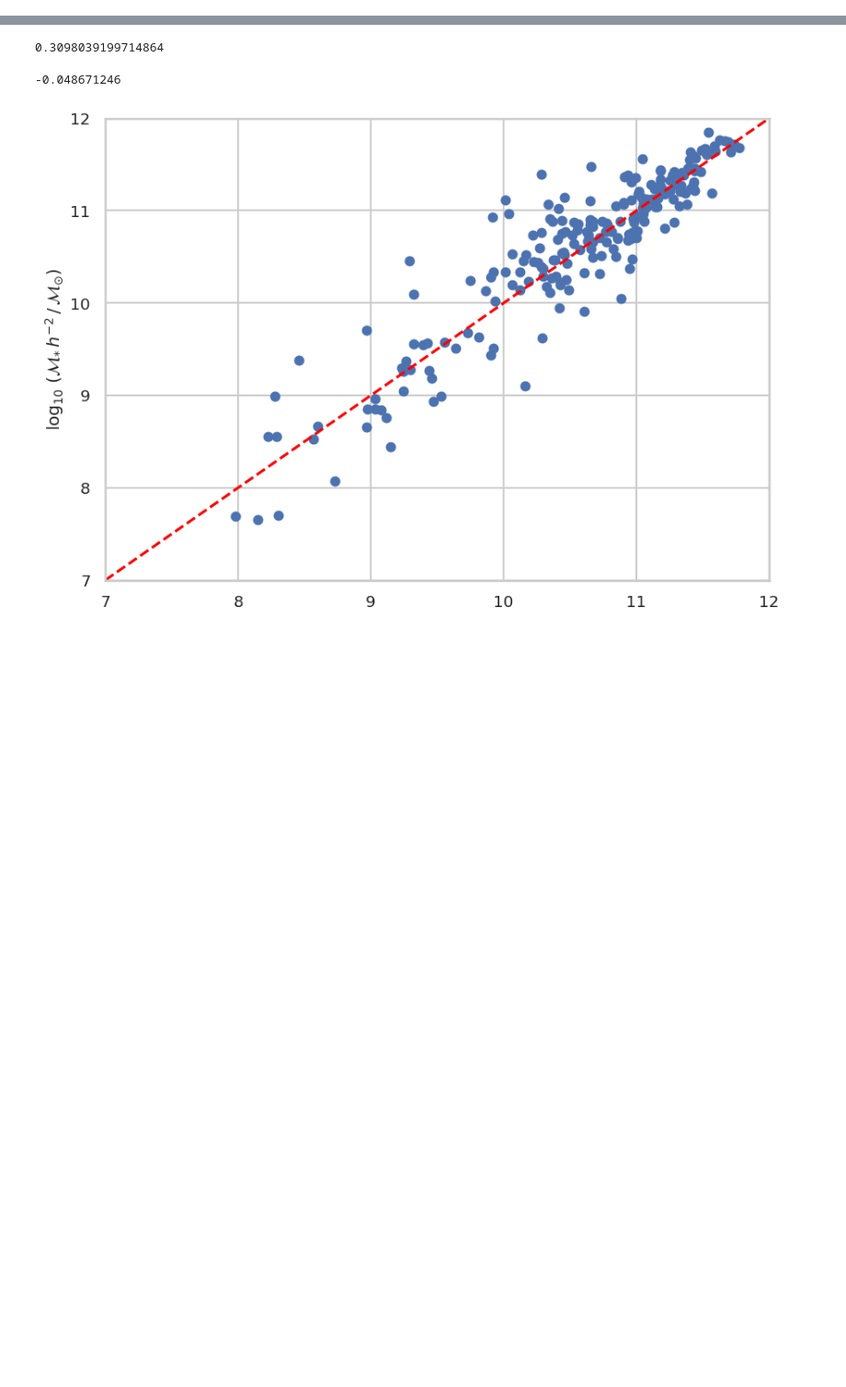
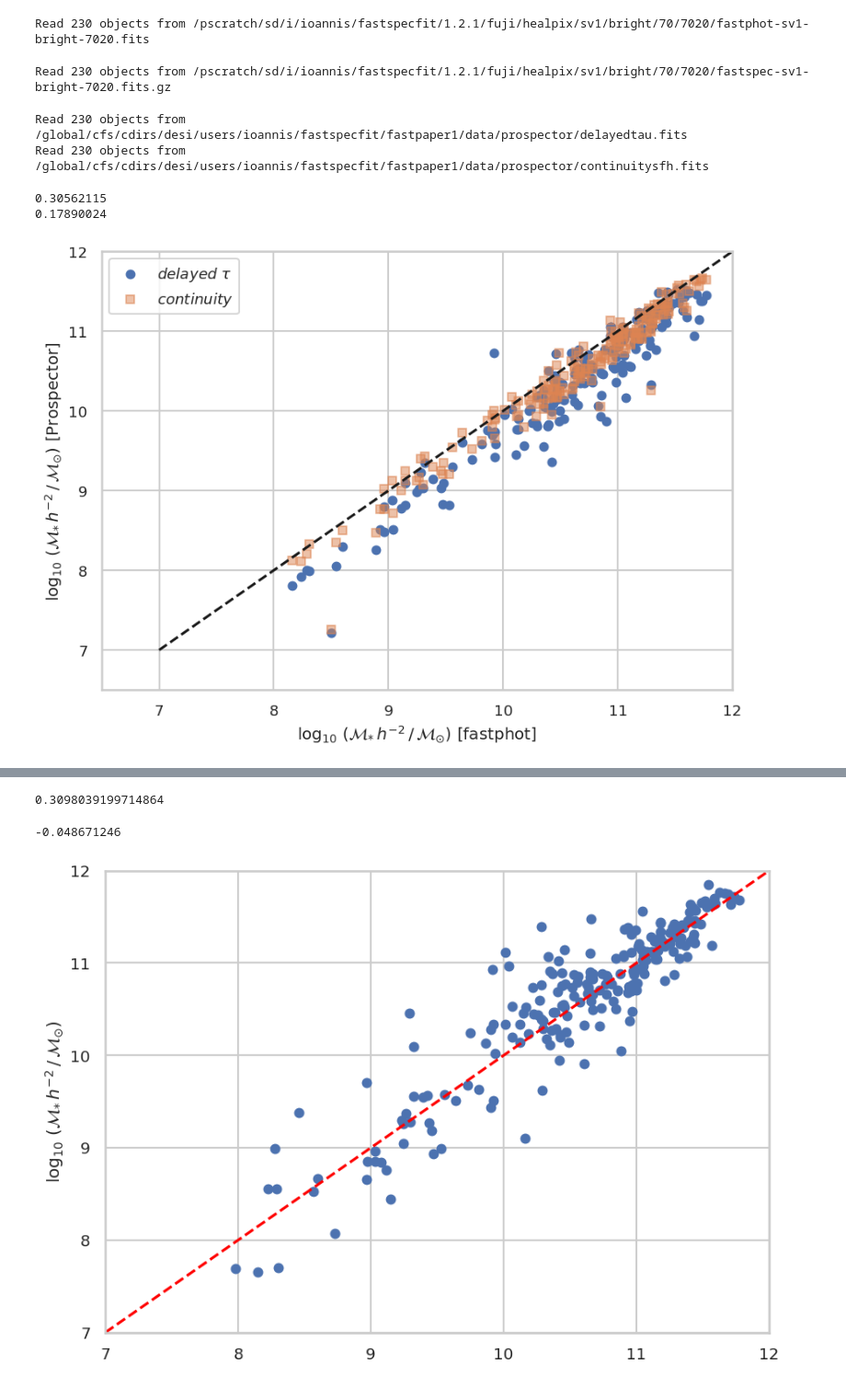
Before and after one commit to moustakas/fastspecfit-projects, a Jupyter notebook: fastpaper1/compare-mstar.ipynb, the cells around one changed output, grey strips where cells are left out. Shown at 92% size. Saved outputs shown, nothing was run; the diff lists cells and outputs as text; code cells hidden in the pictures; blank space fills up the shorter version.

```diff
--- a/fastpaper1/compare-mstar.ipynb
+++ b/fastpaper1/compare-mstar.ipynb
@@ -14,4 +51,5 @@ colors = sns.color_palette()
 # %%
 little_h = 0.7
-np.log10(little_h**(-2))
+hcorr = -2.*np.log10(little_h)
+print(f'FastSpecFit and Kcorrect stellar masses are converted to H0=70 km/s/Mpc by adding {hcorr:.5f} dex.')
 # %% [output]
@@ -18,0 +83,48 @@ np.log10(little_h**(-2))
+# %%
+def read_prospector(priors='delayedtau'):
+    catfile = f'/global/cfs/cdirs/desi/users/ioannis/fastspecfit/fastpaper1/data/prospector/{priors}.fits'
+    cat = Table(fitsio.read(catfile))
+    print(f'Read {len(cat):,d} objects from {catfile}')
+
+    cat['MSTAR'] = np.zeros(len(cat), 'f4')
+
+    if priors == 'delayedtau':
+        I = cat['MASS'] > 0
+        cat['MSTAR'][I] = np.log10(cat['MASS'][I] * cat['MREMAIN'][I]) + hcorr
+    elif priors == 'continuitysfh':
+        I = cat['LOGMASS'] > 0
+        cat['MSTAR'][I] = cat['LOGMASS'][I] + np.log10(cat['MREMAIN'][I]) + hcorr
+
+    return cat
+# %%
+fastphot = read_fastspecfit(fastphot=True)
+# %% [output]
+Read 230 objects from /pscratch/sd/i/ioannis/fastspecfit/1.2.1/fuji/healpix/sv1/bright/70/7020/fastphot-sv1-bright-7020.fits
+# %%
+fastspec = read_fastspecfit(fastphot=False)
+# %% [output]
+Read 230 objects from /pscratch/sd/i/ioannis/fastspecfit/1.2.1/fuji/healpix/sv1/bright/70/7020/fastspec-sv1-bright-7020.fits.gz
+# %%
+delayed = read_prospector(priors='delayedtau')
+continuity = read_prospector(priors='continuitysfh')
+# %% [output]
+Read 230 objects from /global/cfs/cdirs/desi/users/ioannis/fastspecfit/fastpaper1/data/prospector/delayedtau.fits
+Read 230 objects from /global/cfs/cdirs/desi/users/ioannis/fastspecfit/fastpaper1/data/prospector/continuitysfh.fits
+# %%
+fig, ax = plt.subplots(figsize=(10, 7))
+ax.scatter(fastphot['LOGMSTAR'], delayed['MSTAR'], s=50,
+           marker='o', alpha=1., color=colors[0], label=r'$delayed\ \tau$')
+ax.scatter(fastphot['LOGMSTAR'], continuity['MSTAR'], s=50,
+           marker='s', alpha=0.5, color=colors[1], label=r'$continuity$')
+print(np.median(fastphot['LOGMSTAR']-delayed['MSTAR']))
+print(np.median(fastphot['LOGMSTAR']-continuity['MSTAR']))
+ax.plot([7, 12], [7, 12], ls='--', color='k')
+ax.set_xlim(masslim)
+ax.set_ylim(masslim)
+ax.set_xlabel(get_masstitle(suffix='fastphot'));
+ax.set_ylabel(get_masstitle(suffix='Prospector'));
+ax.legend(loc='upper left');
+# %% [output]
+0.30562115
+0.17890024
+[figure, added]
```
Also changed, not shown: parts of 13 cells of this notebook, 2 other files.
